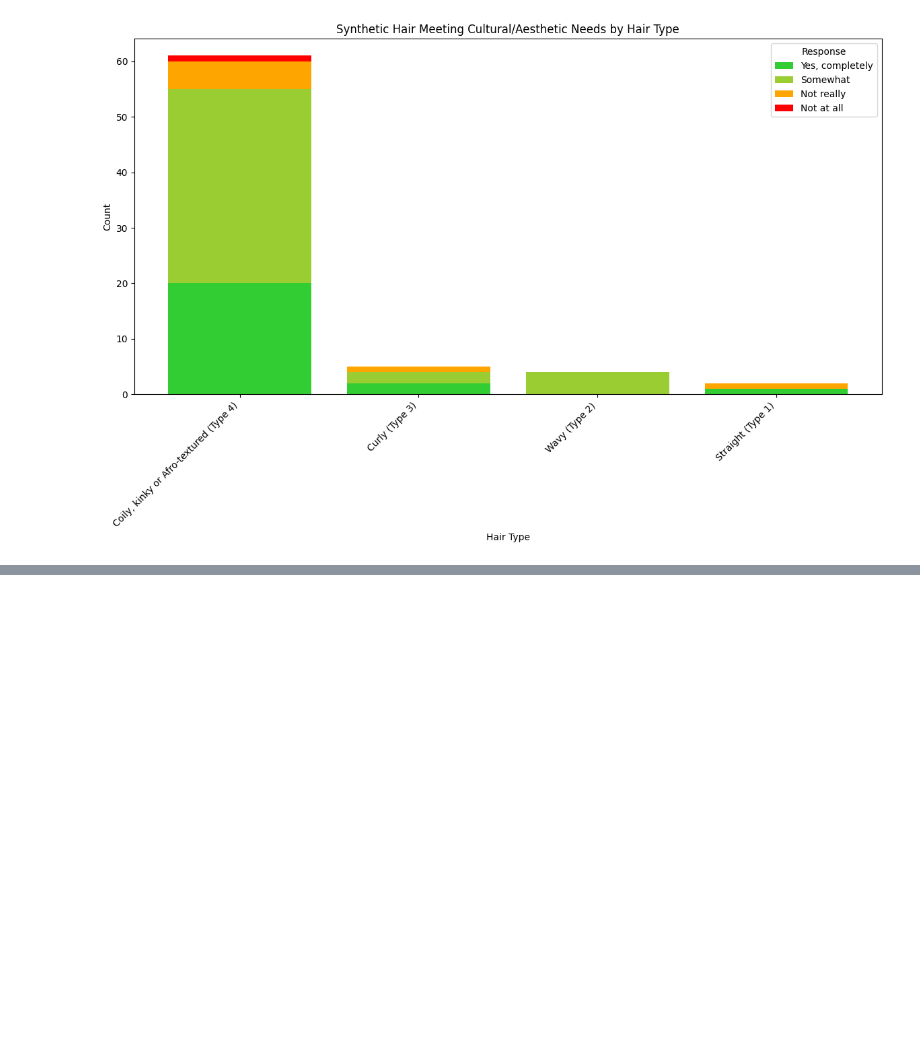
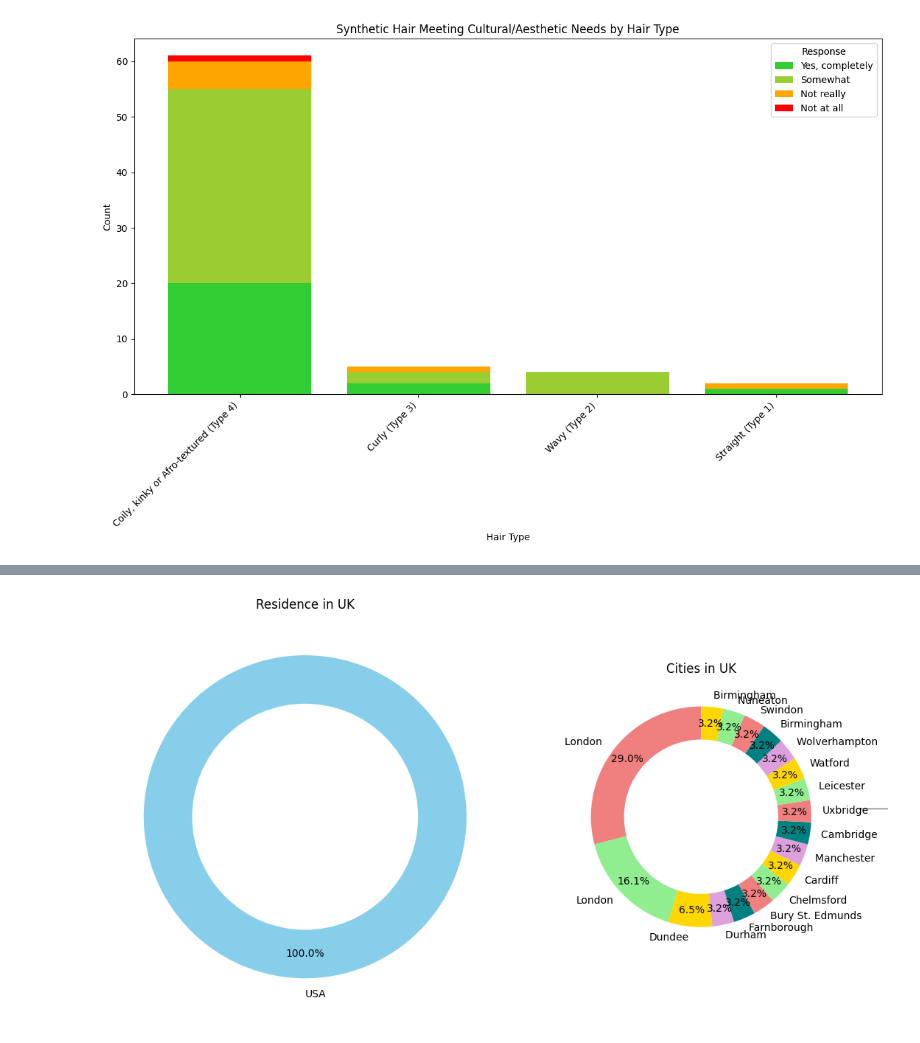
Before and after one commit to Deiv101/Deiv101, a Jupyter notebook: Syntheitc_Hair_Visualizations.ipynb, the cells around one changed output, grey strips where cells are left out. Saved outputs shown, nothing was run; the diff lists cells and outputs as text; code cells hidden in the pictures; blank space fills up the shorter version.

```diff
--- a/Syntheitc_Hair_Visualizations.ipynb
+++ b/Syntheitc_Hair_Visualizations.ipynb
@@ -387,0 +929,37 @@ plt.show()
+# %%
+import pandas as pd
+import matplotlib.pyplot as plt
+
+residence_column = '5. Place of residence ( city ) '  # Corrected column name
+
+# Filter data for Kenya
+kenya_df = df[df["Country"] == "UK"]
+
+# Get city counts within Kenya
+city_counts = kenya_df[residence_column].value_counts()
+city_labels = city_counts.index
+city_sizes = city_counts.values
+
+# Create the Pie of Pie chart
+fig, (ax1, ax2) = plt.subplots(1, 2, figsize=(12, 6), gridspec_kw={'width_ratios': [2, 1]})
+
+# Main pie chart (Kenya)
+ax1.pie([kenya_df.shape[0]], labels=["USA"], autopct='%1.1f%%', startangle=90,
+        wedgeprops=dict(width=0.3), pctdistance=0.85, colors=['skyblue'])
+
+# Secondary pie chart (cities in Kenya)
+ax2.pie(city_sizes, labels=city_labels, autopct='%1.1f%%', startangle=90,
+        wedgeprops=dict(width=0.3), pctdistance=0.85, colors=['lightcoral', 'lightgreen', 'gold', 'plum', 'teal'])  # More colors
+
+# Draw a connecting line between the main and secondary pie
+plt.plot([0.95, 1.05], [0.5, 0.5], color='gray', lw=1, transform=fig.transFigure, clip_on=False)
+
+# Set titles
+ax1.set_title("Residence in UK")
+ax2.set_title("Cities in UK")
+
+
+plt.tight_layout()
+plt.show()
+# %% [output]
+[figure, added]
```
Also changed, not shown: parts of 16 cells of this notebook.
